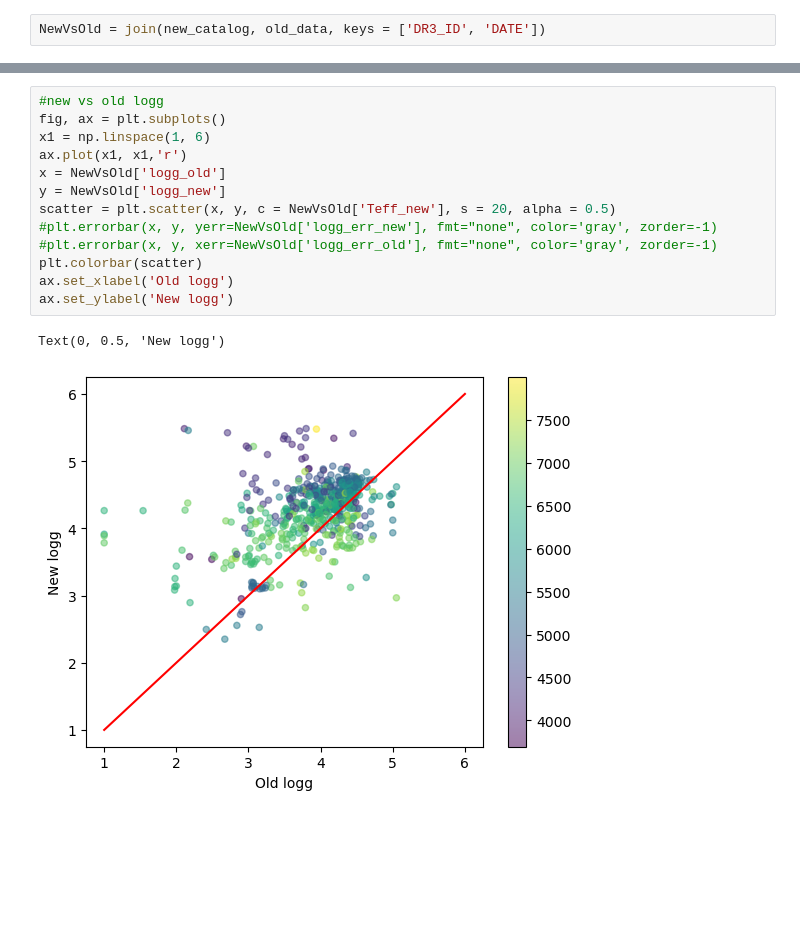
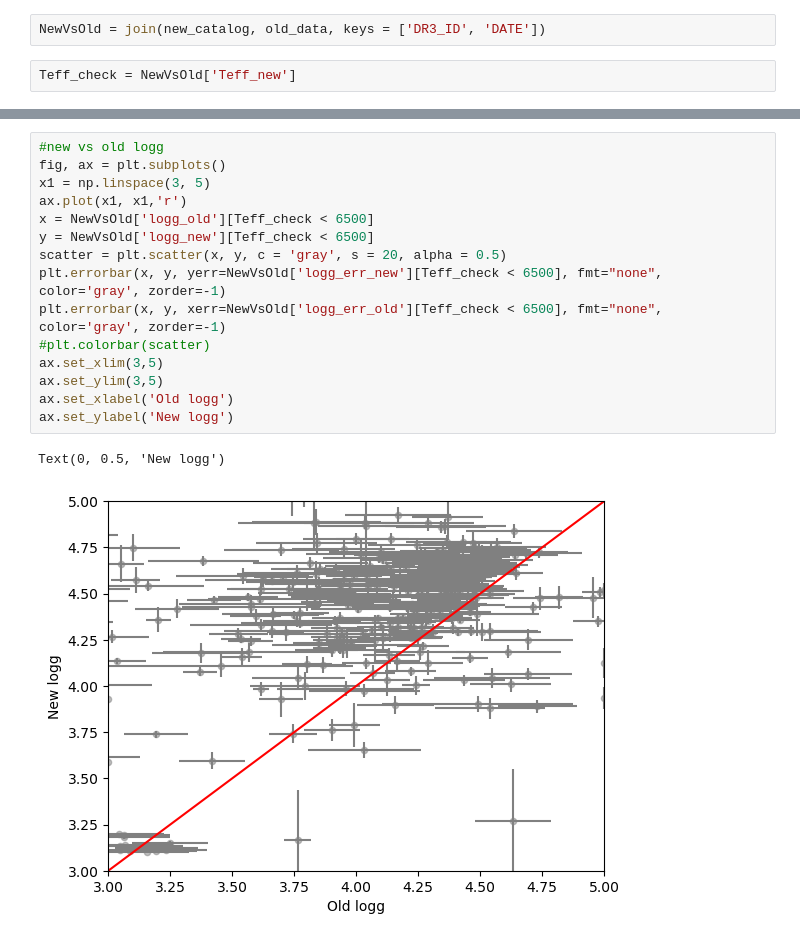
Before and after one commit to ella918/Summer-Research, a Jupyter notebook: 6811CombiningData.ipynb, the cells around one changed output, grey strips where cells are left out. Drawn from its saved outputs; the diff is of its cells as text; blank space fills up the shorter version.

Commit message:
adding graphs less than 6500K

```diff
--- a/6811CombiningData.ipynb
+++ b/6811CombiningData.ipynb
@@ -354,6 +354,8 @@ for date in new_obs_date_incluster:
 new_catalog['DATE'] = newdatesreformat
 # %%
 NewVsOld = join(new_catalog, old_data, keys = ['DR3_ID', 'DATE'])
+# %%
+Teff_check = NewVsOld['Teff_new']
 # %%
 #new vs old Teff
 fig, ax = plt.subplots()
@@ -372,19 +374,21 @@ Text(0, 0.5, 'New Teff')
 # %%
 #new vs old logg
 fig, ax = plt.subplots()
-x1 = np.linspace(1, 6)
+x1 = np.linspace(3, 5)
 ax.plot(x1, x1,'r')
-x = NewVsOld['logg_old']
-y = NewVsOld['logg_new']
-scatter = plt.scatter(x, y, c = NewVsOld['Teff_new'], s = 20, alpha = 0.5)
-#plt.errorbar(x, y, yerr=NewVsOld['logg_err_new'], fmt="none", color='gray', zorder=-1)
-#plt.errorbar(x, y, xerr=NewVsOld['logg_err_old'], fmt="none", color='gray', zorder=-1)
-plt.colorbar(scatter)
+x = NewVsOld['logg_old'][Teff_check < 6500]
+y = NewVsOld['logg_new'][Teff_check < 6500]
+scatter = plt.scatter(x, y, c = 'gray', s = 20, alpha = 0.5)
+plt.errorbar(x, y, yerr=NewVsOld['logg_err_new'][Teff_check < 6500], fmt="none", color='gray', zorder=-1)
+plt.errorbar(x, y, xerr=NewVsOld['logg_err_old'][Teff_check < 6500], fmt="none", color='gray', zorder=-1)
+#plt.colorbar(scatter)
+ax.set_xlim(3,5)
+ax.set_ylim(3,5)
 ax.set_xlabel('Old logg')
 ax.set_ylabel('New logg')
 # %% [output]
 Text(0, 0.5, 'New logg')
-[figure, old version]
+[figure, new version]
 # %%
 #new vs old Fe/H
 fig, ax = plt.subplots()
```
Also changed, not shown: parts of 3 cells of this notebook, 1 other file.
